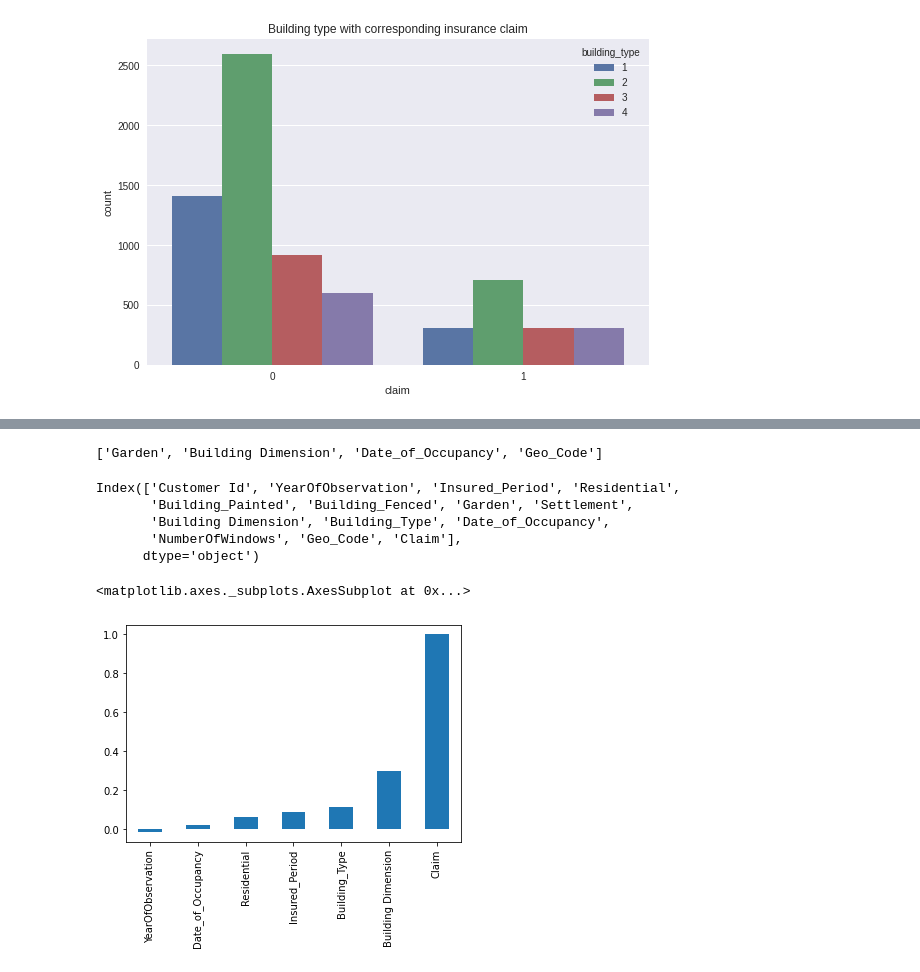
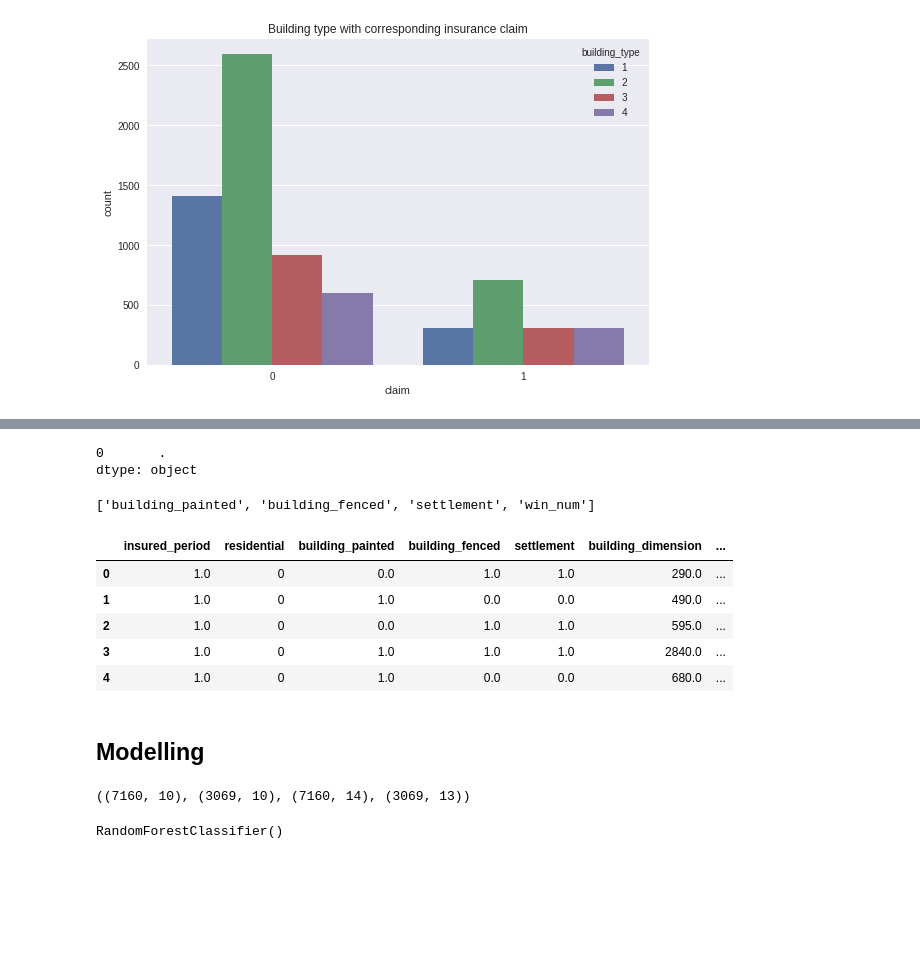
Before and after one commit to praistarr/Insurance-claim-prediction, a Jupyter notebook: Insurance_prediction.ipynb, the cells around one changed output, grey strips where cells are left out. Drawn from its saved outputs; the diff is of its cells as text; code cells hidden in the pictures; blank space fills up the shorter version.

```diff
--- a/Insurance_prediction.ipynb
+++ b/Insurance_prediction.ipynb
@@ -200,0 +265,5 @@ train.head()
+# %%
+#occupancy age is how long a particular person has been living in the house
+data['occupancy_age'] = (data['year_obs'] - data['date_of_occupancy']).abs()
+# %%
+data = data.drop(['customer_id', 'garden', 'date_of_occupancy', 'year_obs', 'geo_code'], axis = 1)
@@ -201,19 +275,27 @@ train.head()
+# %%
+data['win_num'].mode()
+# %% [output]
+0       .
+dtype: object
+# %%
+data['win_num'] = data['win_num'].replace(['   .', '>=10'], '10')
 # %%
-missing_col = [col for col in train.columns
-               if train[col].isnull().any()]
-missing_col
+obj_col = [col for col in data.columns if data[col].dtype == 'object']
+obj_col
 # %% [output]
-['Garden', 'Building Dimension', 'Date_of_Occupancy', 'Geo_Code']
+['building_painted', 'building_fenced', 'settlement', 'win_num']
-# %%
-train.columns
-# %% [output]
-Index(['Customer Id', 'YearOfObservation', 'Insured_Period', 'Residential',
-       'Building_Painted', 'Building_Fenced', 'Garden', 'Settlement',
-       'Building Dimension', 'Building_Type', 'Date_of_Occupancy',
-       'NumberOfWindows', 'Geo_Code', 'Claim'],
-      dtype='object')
-# %%
-train.corr()['Claim'].sort_values().plot(kind = 'bar')
-# %% [output]
-<matplotlib.axes._subplots.AxesSubplot at 0x...>
-[figure, removed]
+# %%
+encoder = OrdinalEncoder()
+for i in obj_col:
+  data[[i]] = encoder.fit_transform(data[[i]])
+
+data.head()
+# %% [output]
+|  | insured_period | residential | building_painted | building_fenced | settlement | building_dimension | ... |
+| 0 | 1.0 | 0 | 0.0 | 1.0 | 1.0 | 290.0 | ... |
+| 1 | 1.0 | 0 | 1.0 | 0.0 | 0.0 | 490.0 | ... |
+| 2 | 1.0 | 0 | 0.0 | 1.0 | 1.0 | 595.0 | ... |
+| 3 | 1.0 | 0 | 1.0 | 1.0 | 1.0 | 2840.0 | ... |
+| 4 | 1.0 | 0 | 1.0 | 0.0 | 0.0 | 680.0 | ... |
+# %% [markdown]
+## Modelling
@@ -219,0 +305,4 @@ train.corr()['Claim'].sort_values().plot(kind = 'bar')
+# %%
+train_df.shape, test_df.shape, train.shape, test.shape
+# %% [output]
+((7160, 10), (3069, 10), (7160, 14), (3069, 13))
@@ -219,0 +313,5 @@ train.corr()['Claim'].sort_values().plot(kind = 'bar')
+# %%
+rf_base = RandomForestClassifier()
+rf_base.fit(x_train, y_train)
+# %% [output]
+RandomForestClassifier()
```
Also changed, not shown: parts of 29 cells of this notebook.
